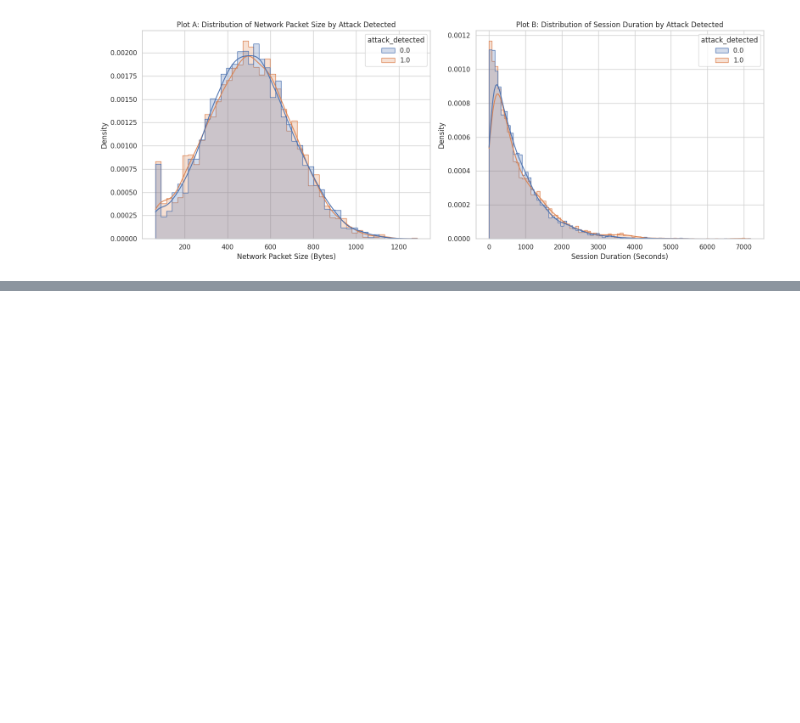
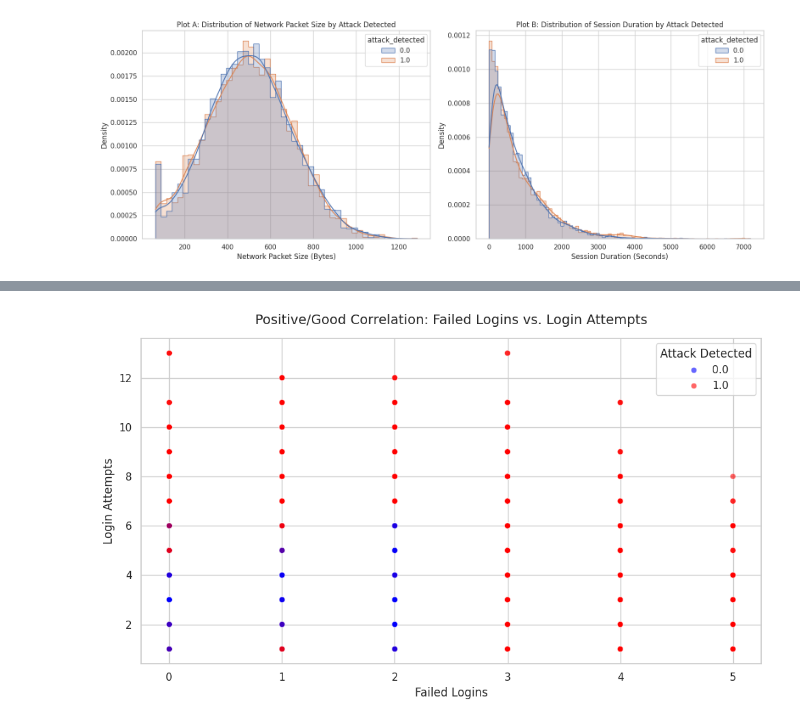
Before and after one commit to bcramp/ML, a Jupyter notebook: HW2/data_prep_analysis.ipynb, the cells around one changed output, grey strips where cells are left out. Cells and saved outputs as stored; diff of their text form; code cells hidden in the pictures; blank space fills up the shorter version.

```diff
--- a/HW2/data_prep_analysis.ipynb
+++ b/HW2/data_prep_analysis.ipynb
@@ -327,0 +350,20 @@ plt.show()
+# %%
+# Step 6.3 - Part 2: Create the scatter plot for the 2 selected feature relationships with positive correlation to the target
+# Set the width of the figure to 10 and height to 6
+plt.figure(figsize=(10, 6))
+
+# Create a color map: 0 = blue, 1 = red
+attack_detected_palette = {0: 'blue', 1: 'red'}
+
+# Create plot, colored by the target, how the failed logins and login attempts interact
+sns.scatterplot(data=df, x='failed_logins', y='login_attempts', hue='attack_detected', alpha=0.6, palette=attack_detected_palette)
+plt.title('Positive/Good Correlation: Failed Logins vs. Login Attempts', fontsize=14, pad=15)
+plt.xlabel('Failed Logins')
+plt.ylabel('Login Attempts')
+plt.legend(title='Attack Detected')
+
+# Plot the graph
+plt.tight_layout()
+plt.show()
+# %% [output]
+[figure, added]
```
Also changed, not shown: parts of 3 cells of this notebook.
